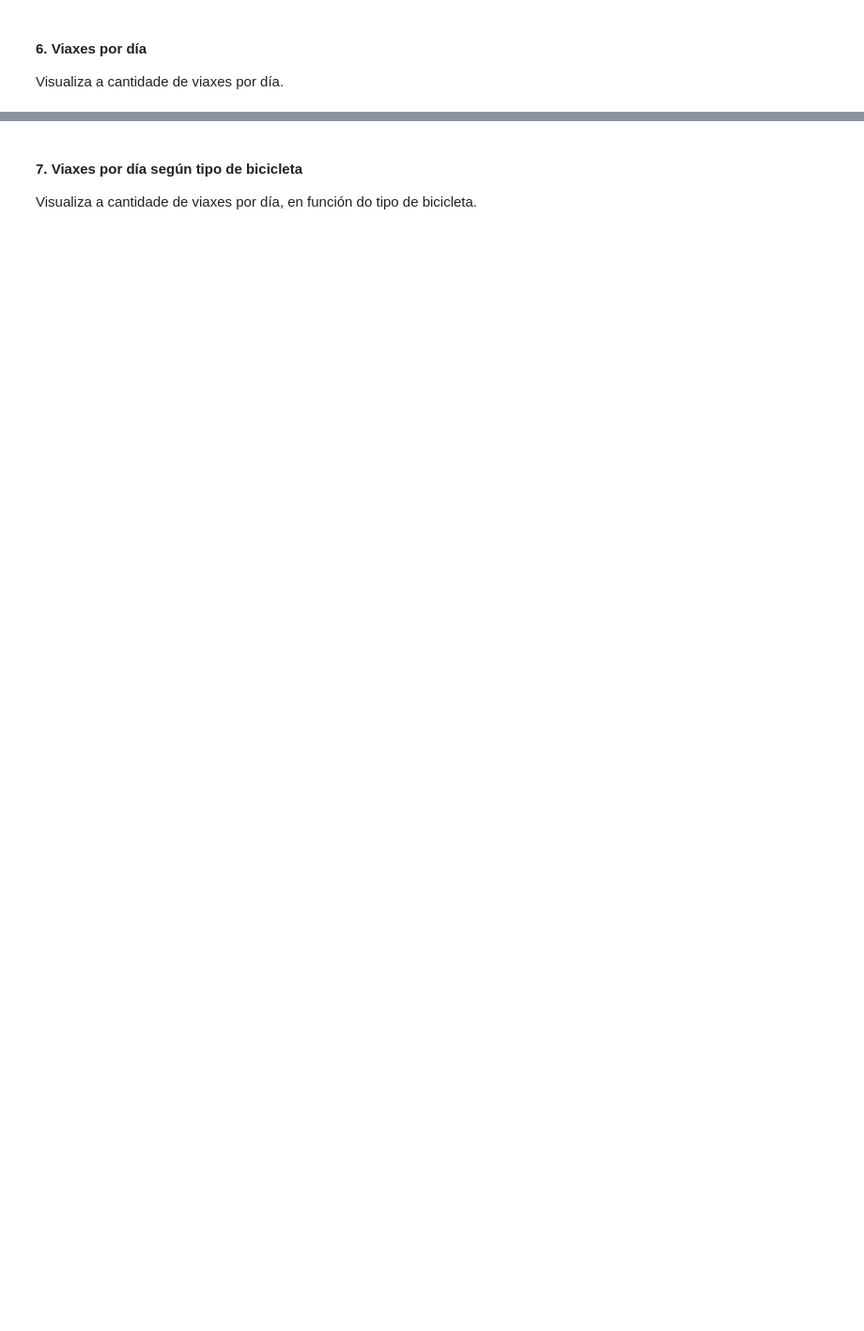
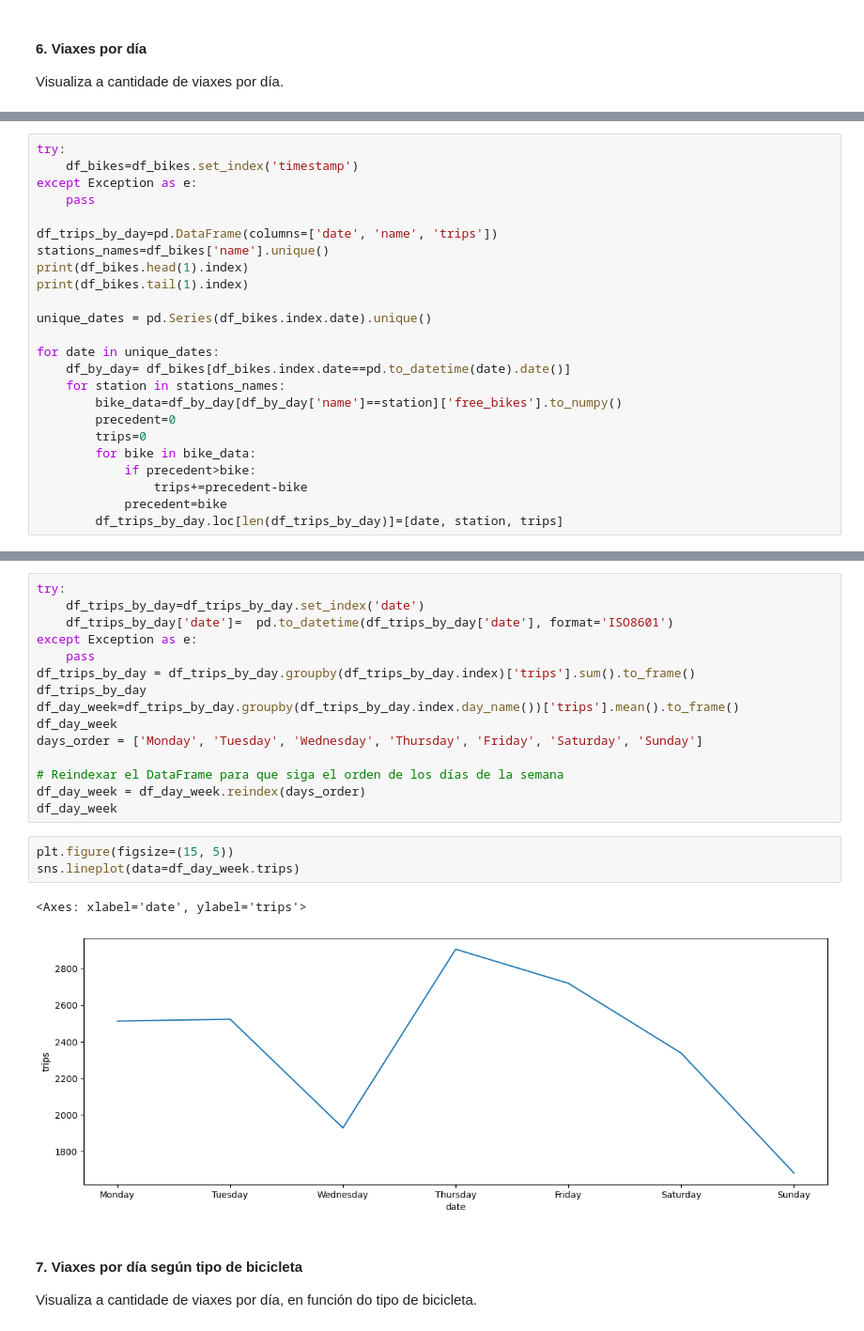
Before and after one commit to ines-learning-hub/citybikes-analytics, a Jupyter notebook: 05_exercicio.ipynb, the cells around one changed output, grey strips where cells are left out. Shown at 94% size. Cells and saved outputs as stored; diff of their text form; blank space fills up the shorter version.

```diff
--- a/05_exercicio.ipynb
+++ b/05_exercicio.ipynb
@@ -181,0 +194,24 @@ Wednesday
+# %%
+try:
+    df_bikes=df_bikes.set_index('timestamp')
+except Exception as e:
+    pass
+
+df_trips_by_day=pd.DataFrame(columns=['date', 'name', 'trips'])
+stations_names=df_bikes['name'].unique()
+print(df_bikes.head(1).index)
+print(df_bikes.tail(1).index)
+
+unique_dates = pd.Series(df_bikes.index.date).unique()
+
+for date in unique_dates:
+    df_by_day= df_bikes[df_bikes.index.date==pd.to_datetime(date).date()]
+    for station in stations_names:
+        bike_data=df_by_day[df_by_day['name']==station]['free_bikes'].to_numpy()
+        precedent=0
+        trips=0
+        for bike in bike_data:
+            if precedent>bike:
+                trips+=precedent-bike
+            precedent=bike
+        df_trips_by_day.loc[len(df_trips_by_day)]=[date, station, trips]
@@ -182,3 +221,24 @@ Wednesday
+# %%
+try:
+    df_trips_by_day=df_trips_by_day.set_index('date')
+    df_trips_by_day['date']=  pd.to_datetime(df_trips_by_day['date'], format='ISO8601')
+except Exception as e:
+    pass
+df_trips_by_day = df_trips_by_day.groupby(df_trips_by_day.index)['trips'].sum().to_frame()
+df_trips_by_day
+df_day_week=df_trips_by_day.groupby(df_trips_by_day.index.day_name())['trips'].mean().to_frame()
+df_day_week
+days_order = ['Monday', 'Tuesday', 'Wednesday', 'Thursday', 'Friday', 'Saturday', 'Sunday']
+
+# Reindexar el DataFrame para que siga el orden de los días de la semana
+df_day_week = df_day_week.reindex(days_order)
+df_day_week
+# %%
+plt.figure(figsize=(15, 5))
+sns.lineplot(data=df_day_week.trips)
+# %% [output]
+<Axes: xlabel='date', ylabel='trips'>
+[figure, added]
 # %% [markdown]
 #### **7. Viaxes por día según tipo de bicicleta**
 Visualiza a cantidade de viaxes por día, en función do tipo de bicicleta.
```
Also changed, not shown: parts of 18 cells of this notebook.
